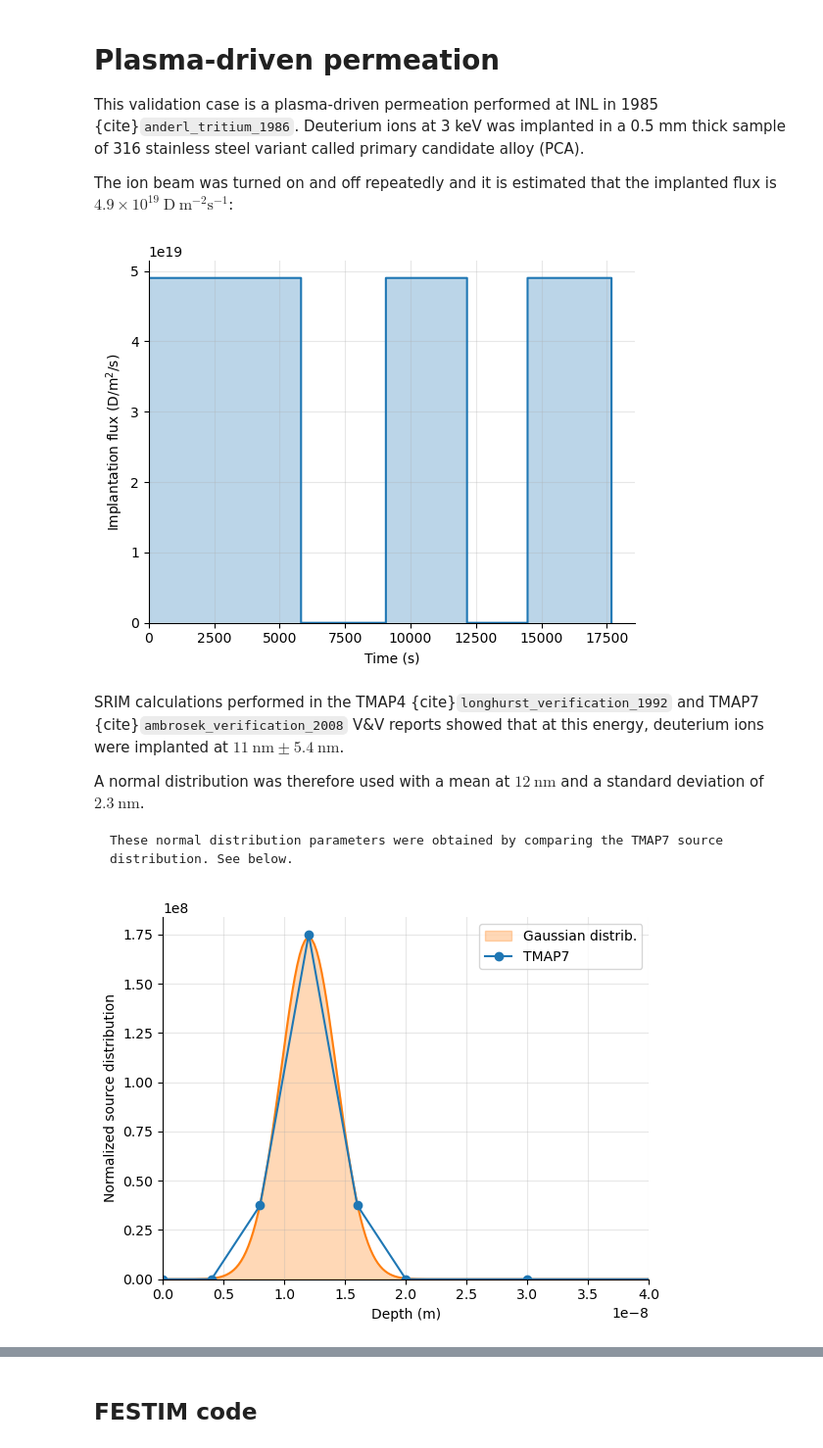
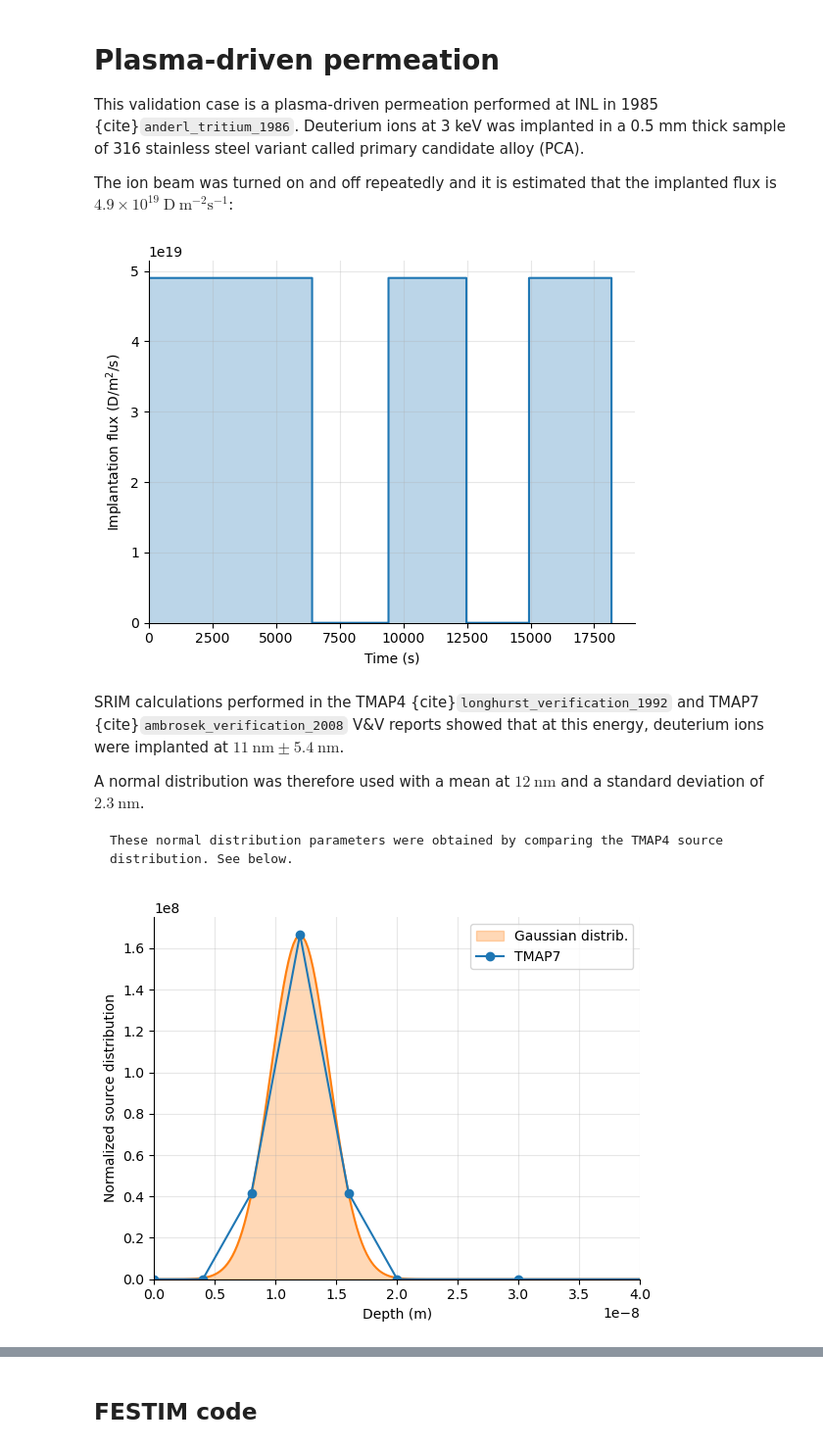
Before and after one commit to festim-dev/V-V-report, a Jupyter notebook: report/plasma-driven-permeation.ipynb, the cells around one changed output, grey strips where cells are left out. Shown at 98% size. Cells and saved outputs as stored; diff of their text form; code cells hidden in the pictures.

````diff
--- a/report/plasma-driven-permeation.ipynb
+++ b/report/plasma-driven-permeation.ipynb
@@ -8,7 +8,15 @@ The ion beam was turned on and off repeatedly and it is estimated that the impla
 # %%
 import matplotlib.pyplot as plt
 
-time = [0.0, 5820.0, 5820.1, 9060.0, 9060.1, 12160.0, 12160.1, 14472.0, 14472.1, 17678.0, 17678.1, 1.0e10]  # taken from the TMAP7 report
+time = [0.0, 5820.0, 5820.1, 9060.0, 9060.1, 12160.0, 12160.1, 14472.0, 14472.1, 17678.0, 17678.1, 1.0e10]  # taken from the TMAP4 report
+flux = [4.9e19, 4.9e19, 0.0, 0.0, 4.9e19, 4.9e19, 0.0, 0.0, 4.9e19, 4.9e19, 0.0, 0.0]
+
+
+# same thing for O.O,4.gelg,6420.O,4.ge19,6420.1,0.0,9420.0,0.0,9420.1,4.ge19
+# 12480.0,4.gel9,12480.1,0.0,14940.0,0.O,14940.I,4.ge19,18180..0
+# 4.9elg,18180.1,0.0,1.0e10,0.0
+
+time = [0.0, 6420.0, 6420.1, 9420.0, 9420.1, 12480.0, 12480.1, 14940.0, 14940.1, 18180.0, 18180.1, 1.0e10]  # taken from the TMAP4 report
 flux = [4.9e19, 4.9e19, 0.0, 0.0, 4.9e19, 4.9e19, 0.0, 0.0, 4.9e19, 4.9e19, 0.0, 0.0]
 
 plt.plot(time[:-1], flux[:-1])
@@ -21,14 +29,14 @@ plt.gca().spines[['top', 'right']].set_visible(False)
 plt.grid(alpha=0.3)
 plt.show()
 # %% [output]
-[figure, old version]
+[figure, new version]
 # %% [markdown]
 SRIM calculations performed in the TMAP4 {cite}`longhurst_verification_1992` and TMAP7 {cite}`ambrosek_verification_2008` V&V reports showed that at this energy, deuterium ions were implanted at $11 \ \mathrm{nm} \pm 5.4 \ \mathrm{nm}$.
 
 A normal distribution was therefore used with a mean at $12 \ \mathrm{nm}$ and a standard deviation of $2.3 \ \mathrm{nm}$.
 
 ```{note}
-These normal distribution parameters were obtained by comparing the TMAP7 source distribution. See below.
+These normal distribution parameters were obtained by comparing the TMAP4 source distribution. See below.
 ```
 # %%
 import numpy as np
@@ -41,7 +49,7 @@ deltax = [
     1.0e-6,
     1.0e-5,
     10 * [4.88e-5],
-]  # taken from the TMAP7 report
+]  # taken from the TMAP4 report
 x = 0
 x_points = []
 for i in deltax:
@@ -55,44 +63,44 @@ for i in deltax:
 
 source_distrib_at_nodes = [
     3 * [0.0],
-    0.15,
-    0.7,
-    0.15,
+    0.25,
+    1,
+    0.25,
     15 * [0.0],
-]  # taken from the TMAP7 report
+]  # taken from the TMAP4 report
 source_distribution = []
 for i in source_distrib_at_nodes:
     if isinstance(i, list):
         for j in i:
             source_distribution.append(j)
     else:
         source_distribution.append(i)
 
-width = 2.3e-9
+width = 2.4e-9
 mean = 12e-9
 x_festim = np.linspace(0, 40e-9, 200)
 festim_source_distrib = (
     1 / (width * (2 * np.pi) ** 0.5) * np.exp(-0.5 * ((x_festim - mean) / width) ** 2)
 )
 
 
 area = np.trapz(source_distribution[1:], x_points)
 source_distribution = np.array(source_distribution) / area
 
 plt.plot(x_festim, festim_source_distrib, color="tab:orange")
 plt.fill_between(x_festim, festim_source_distrib, alpha=0.3, color="tab:orange", label="Gaussian distrib.")
 plt.plot(x_points, source_distribution[1:], label="TMAP7", marker="o")
 
 plt.xlim(0, 40e-9)
 plt.ylim(bottom=0)
 plt.xlabel("Depth (m)")
 plt.ylabel("Normalized source distribution")
 plt.legend()
 plt.gca().spines[["top", "right"]].set_visible(False)
 plt.grid(alpha=0.3)
 plt.show()
 # %% [output]
-[figure, old version]
+[figure, new version]
 # %% [markdown]
 The diffusion coefficient was taken as $D = 3 \times 10^{-10} \ \mathrm{m^2 \ s^{-1}}$.
 
````
Also changed, not shown: parts of 4 cells of this notebook, 2 other files.
